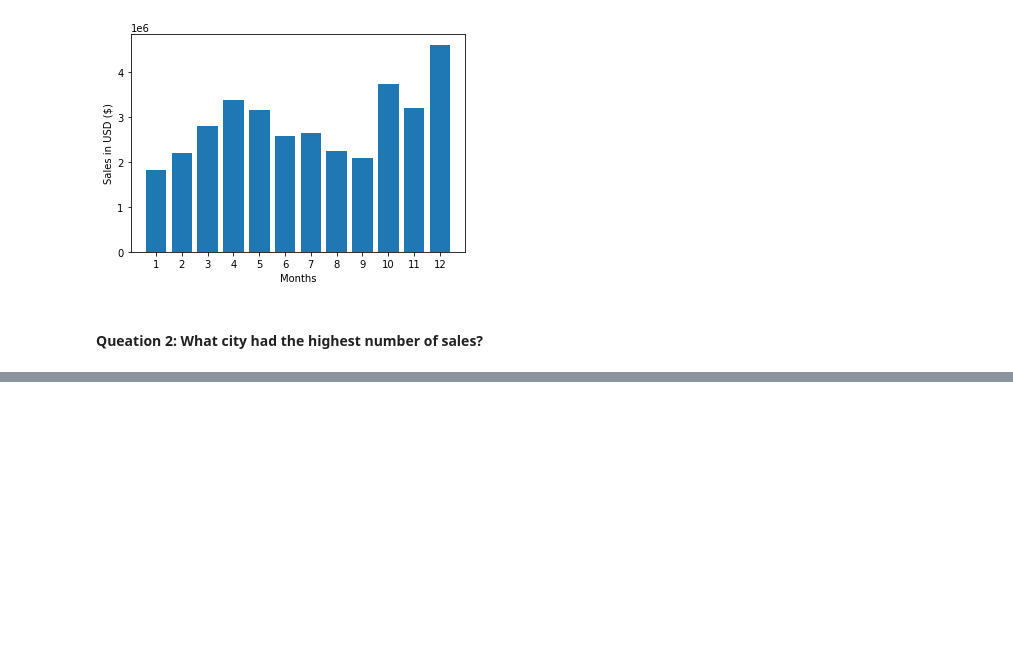
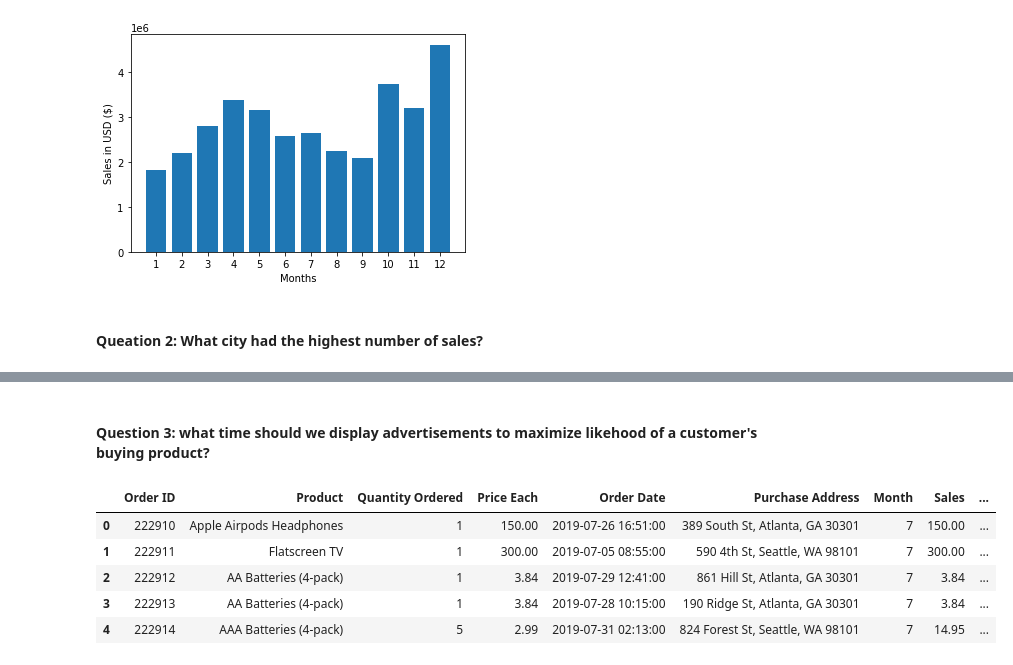
Before and after one commit to lsmucassi/python_venom_attack, a Jupyter notebook: data_science/real_world_exam/SalesAnalysis/Just_analysis.ipynb, the cells around one changed output, grey strips where cells are left out. Cells and saved outputs as stored; diff of their text form; code cells hidden in the pictures; blank space fills up the shorter version.

```diff
--- a/data_science/real_world_exam/SalesAnalysis/Just_analysis.ipynb
+++ b/data_science/real_world_exam/SalesAnalysis/Just_analysis.ipynb
@@ -167,0 +194,15 @@ plt.show()
+# %% [markdown]
+#### Question 3: what time should we display advertisements to maximize likehood of a customer's buying product?
+# %%
+# all_data.head()
+
+# convert the order date column to a datetime object
+all_data['Order Date'] = pd.to_datetime(all_data['Order Date'])
+# all_data.head()
+# %% [output]
+|  | Order ID | Product | Quantity Ordered | Price Each | Order Date | Purchase Address | Month | Sales | ... |
+| 0 | 222910 | Apple Airpods Headphones | 1 | 150.00 | 2019-07-26 16:51:00 | 389 South St, Atlanta, GA 30301 | 7 | 150.00 | ... |
+| 1 | 222911 | Flatscreen TV | 1 | 300.00 | 2019-07-05 08:55:00 | 590 4th St, Seattle, WA 98101 | 7 | 300.00 | ... |
+| 2 | 222912 | AA Batteries (4-pack) | 1 | 3.84 | 2019-07-29 12:41:00 | 861 Hill St, Atlanta, GA 30301 | 7 | 3.84 | ... |
+| 3 | 222913 | AA Batteries (4-pack) | 1 | 3.84 | 2019-07-28 10:15:00 | 190 Ridge St, Atlanta, GA 30301 | 7 | 3.84 | ... |
+| 4 | 222914 | AAA Batteries (4-pack) | 5 | 2.99 | 2019-07-31 02:13:00 | 824 Forest St, Seattle, WA 98101 | 7 | 14.95 | ... |
```
Also changed, not shown: parts of 4 cells of this notebook.
